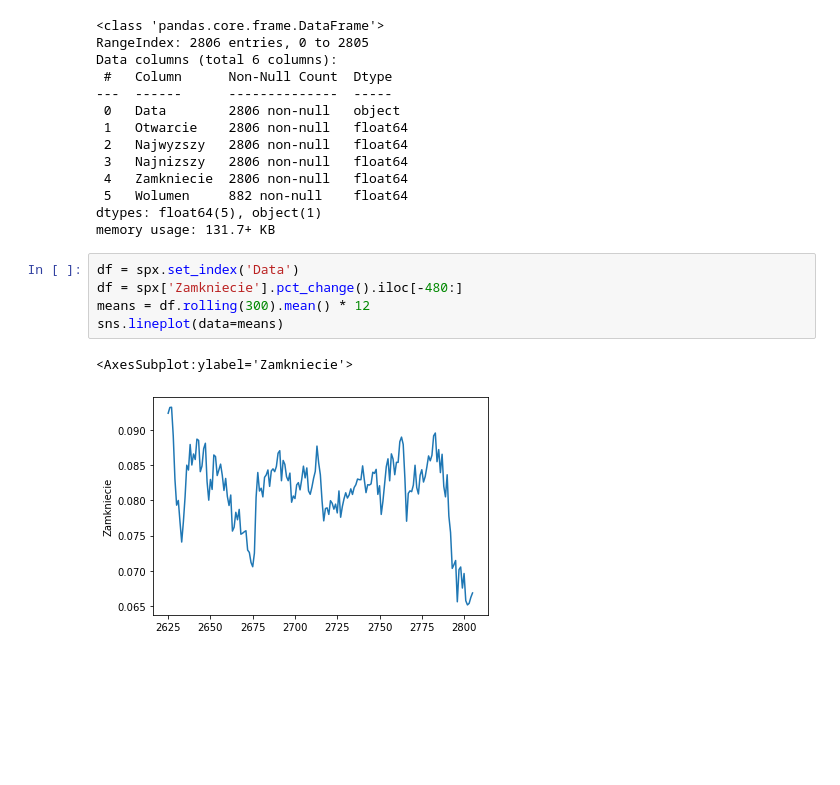
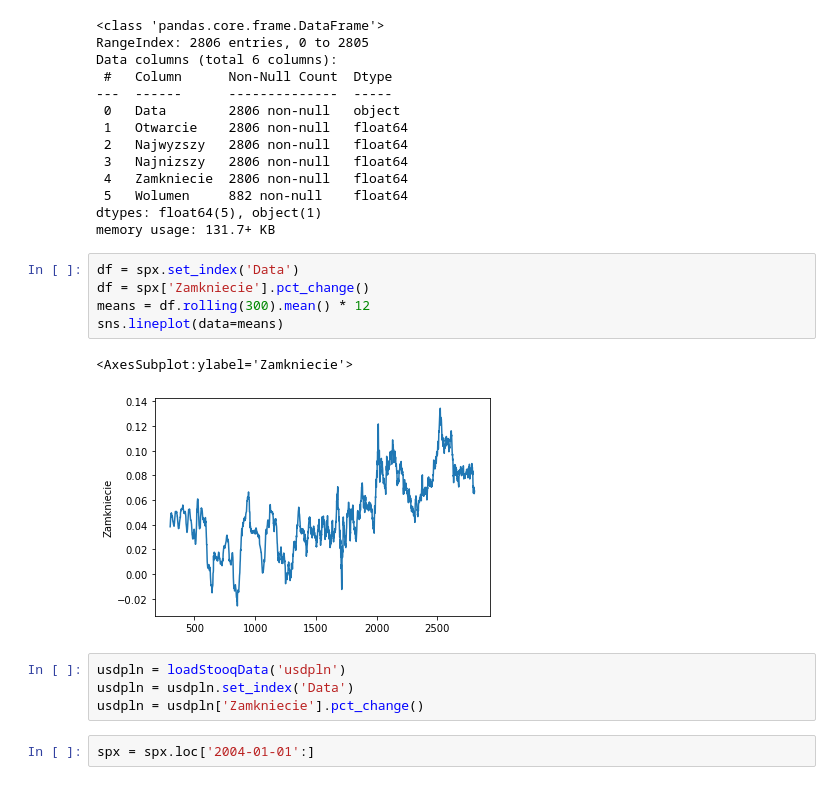
Before and after one commit to msz13/Goal-Based-Investing, a Jupyter notebook: esg/preproccessing.ipynb, the cells around one changed output. Saved outputs shown, nothing was run; the diff lists cells and outputs as text; blank space fills up the shorter version.

```diff
--- a/esg/preproccessing.ipynb
+++ b/esg/preproccessing.ipynb
@@ -148,9 +150,15 @@ dtypes: float64(5), object(1)
 memory usage: 131.7+ KB
 # %%
 df = spx.set_index('Data')
-df = spx['Zamkniecie'].pct_change().iloc[-480:]
+df = spx['Zamkniecie'].pct_change()
 means = df.rolling(300).mean() * 12
 sns.lineplot(data=means)
 # %% [output]
 <AxesSubplot:ylabel='Zamkniecie'>
-[figure, old version]
+[figure, new version]
+# %%
+usdpln = loadStooqData('usdpln')
+usdpln = usdpln.set_index('Data')
+usdpln = usdpln['Zamkniecie'].pct_change()
+# %%
+spx = spx.loc['2004-01-01':]
```
Also changed, not shown: parts of 3 cells of this notebook, 6 other files.
